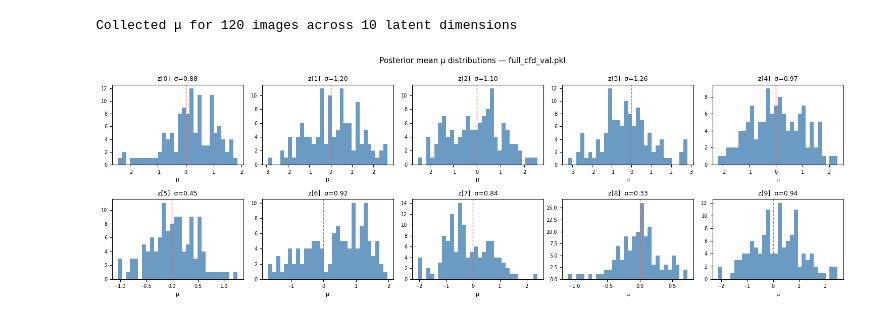
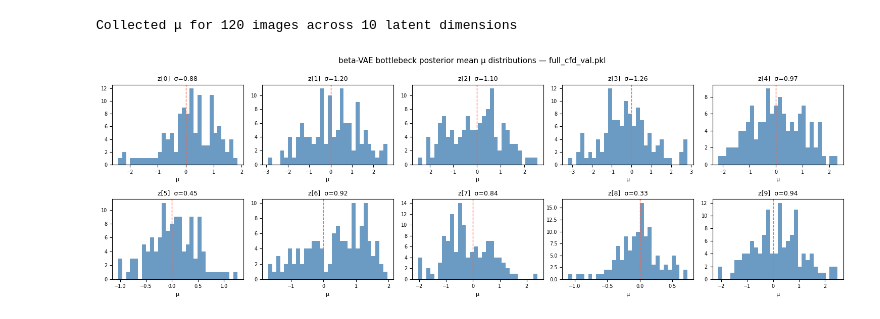
Before and after one commit to jhanliufu-personal/DiffusionBANMap, a Jupyter notebook: notebooks/inspect_beta_vae.ipynb, the cells around one changed output. Cells and saved outputs as stored; diff of their text form; code cells hidden in the pictures.

```diff
--- a/notebooks/inspect_beta_vae.ipynb
+++ b/notebooks/inspect_beta_vae.ipynb
@@ -111,23 +111,23 @@ Collected μ for 120 images across 10 latent dimensions
 # %%
 latent_dim = all_mu.shape[1]
 ncols = min(5, latent_dim)
 nrows = (latent_dim + ncols - 1) // ncols
 
 fig, axes = plt.subplots(nrows, ncols, figsize=(ncols * 3, nrows * 2.5))
 axes = np.array(axes).flatten()
 
 for i in range(latent_dim):
     axes[i].hist(all_mu[:, i], bins=30, color="steelblue", alpha=0.8, edgecolor="none")
     axes[i].axvline(0, color="tomato", linewidth=1, linestyle="--")
     axes[i].set_title(f"z[{i}]  σ={all_mu[:, i].std():.2f}", fontsize=9)
     axes[i].set_xlabel("μ", fontsize=8)
     axes[i].tick_params(labelsize=7)
 
 for i in range(latent_dim, len(axes)):
     axes[i].set_visible(False)
 
-fig.suptitle(f"Posterior mean μ distributions — {os.path.basename(DATASET_PATH)}", fontsize=11)
+fig.suptitle(f"beta-VAE bottlebeck posterior mean μ distributions — {os.path.basename(DATASET_PATH)}", fontsize=11)
 plt.tight_layout()
 plt.show()
 # %% [output]
-[figure, old version]
+[figure, new version]
```
Also changed, not shown: parts of 1 cell of this notebook, 3 other files.
